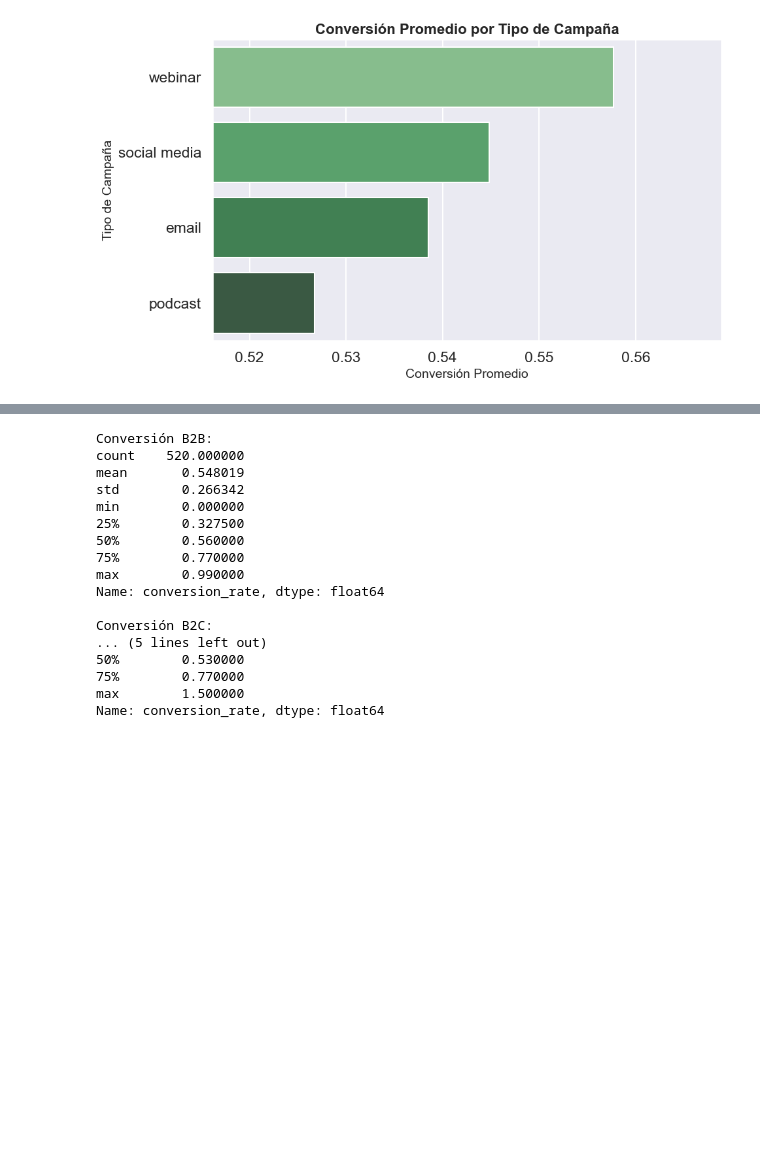
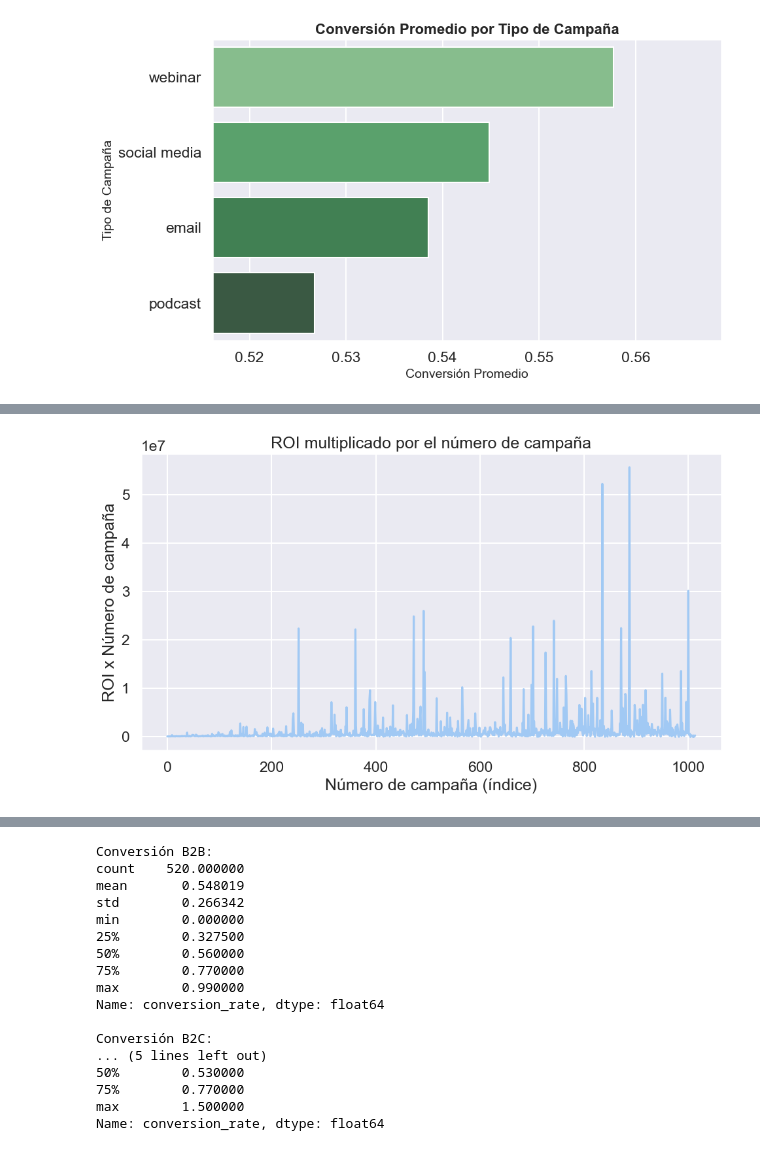
Before and after one commit to BelenP09/analisis_campa-a_marketing, a Jupyter notebook: Notebook/notebook.ipynb, the cells around one changed output, grey strips where cells are left out. Cells and saved outputs as stored; diff of their text form; code cells hidden in the pictures; blank space fills up the shorter version.

```diff
--- a/Notebook/notebook.ipynb
+++ b/Notebook/notebook.ipynb
@@ -209,0 +204,10 @@ plt.show()
+# %%
+plt.figure(figsize=(10,6))
+sns.lineplot(x=df.index, y=df['roi_x_num_campania'])
+plt.title('ROI multiplicado por el número de campaña')
+plt.xlabel('Número de campaña (índice)')
+plt.ylabel('ROI x Número de campaña')
+plt.tight_layout()
+plt.show()
+# %% [output]
+[figure, added]
```
Also changed, not shown: parts of 31 cells of this notebook, 2 other files.
